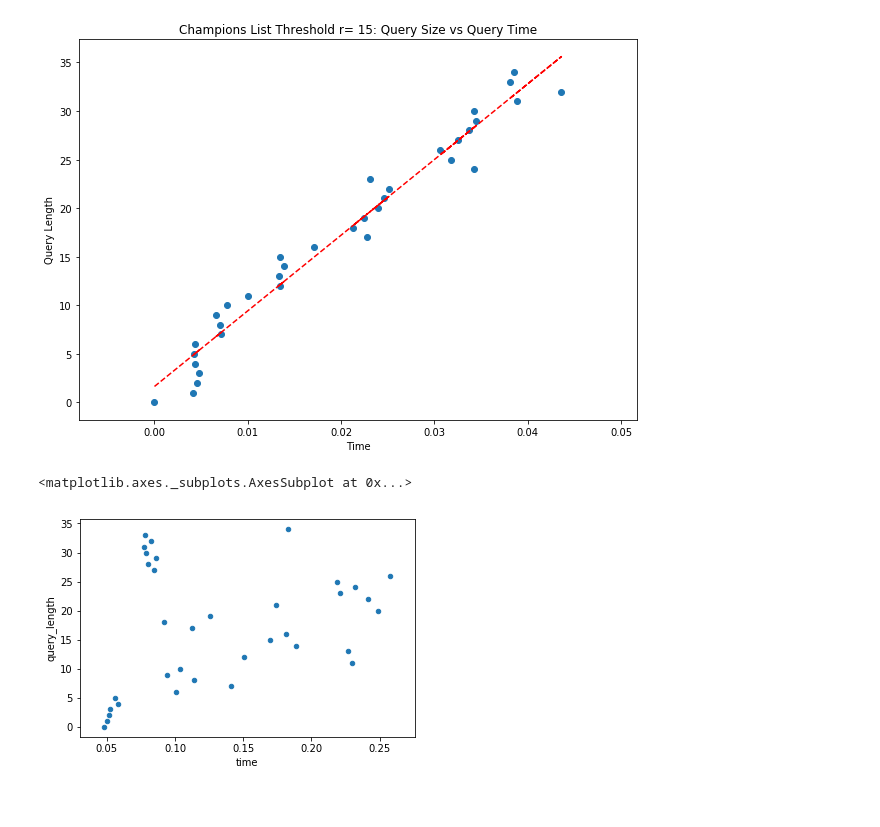
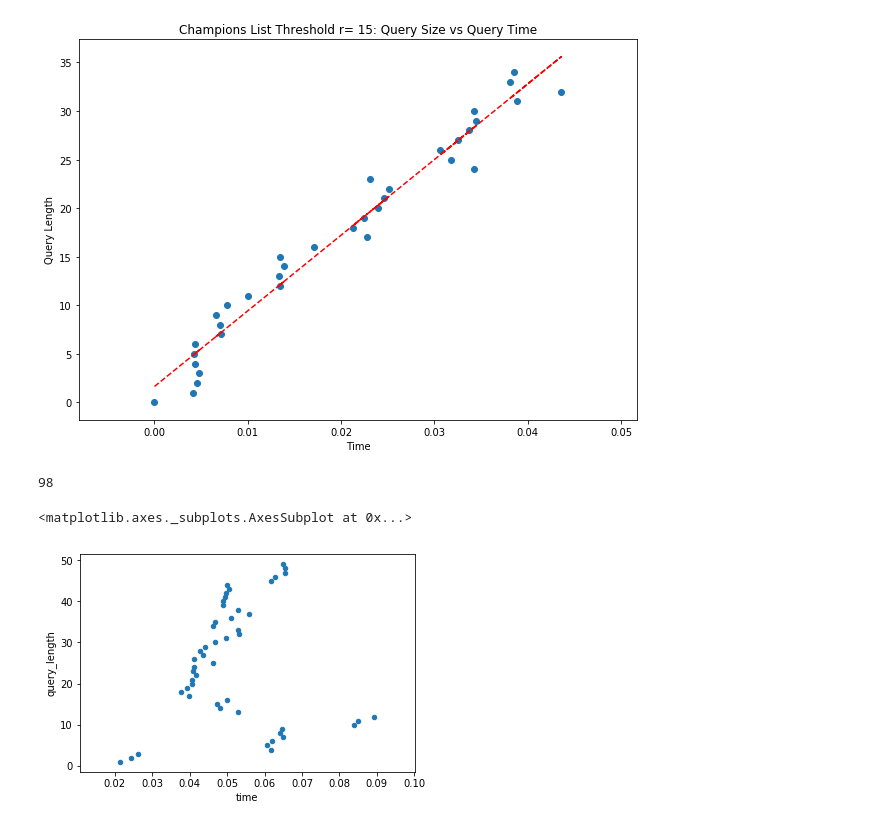
Before and after one commit to fariszahrah/Info_ret, a Jupyter notebook: phase_2/query_analysis.ipynb, the cells around one changed output. Saved outputs shown, nothing was run; the diff lists cells and outputs as text; code cells hidden in the pictures.

```diff
--- a/phase_2/query_analysis.ipynb
+++ b/phase_2/query_analysis.ipynb
@@ -100,14 +104,18 @@ Text(0.5, 1.0, 'Champions List Threshold r= 15: Query Size vs Query Time')
+# %%
+len(search_len)
+# %% [output]
+98
 # %%
-with open('cluster_pruning_time.txt') as f:
+with open('./timing_queries/cluster_pruning_time.txt') as f:
     content = f.readlines()
 content = [x.strip() for x in content]
-search_len = [x for x in range(len(content))]
+search_len = [x for x in range(1,50)]
 clust = pd.DataFrame({'query_length':search_len,'time':content})
 clust = clust.apply(pd.to_numeric, args=('coerce',))
 clust.plot('time','query_length',kind='scatter')
 # %% [output]
 <matplotlib.axes._subplots.AxesSubplot at 0x...>
-[figure, old version]
+[figure, new version]
 # %%
 plt.figure(figsize=(10,7))
 plt.scatter(clust.time, clust.query_length)
```
Also changed, not shown: parts of 3 cells of this notebook, 4 other files.
